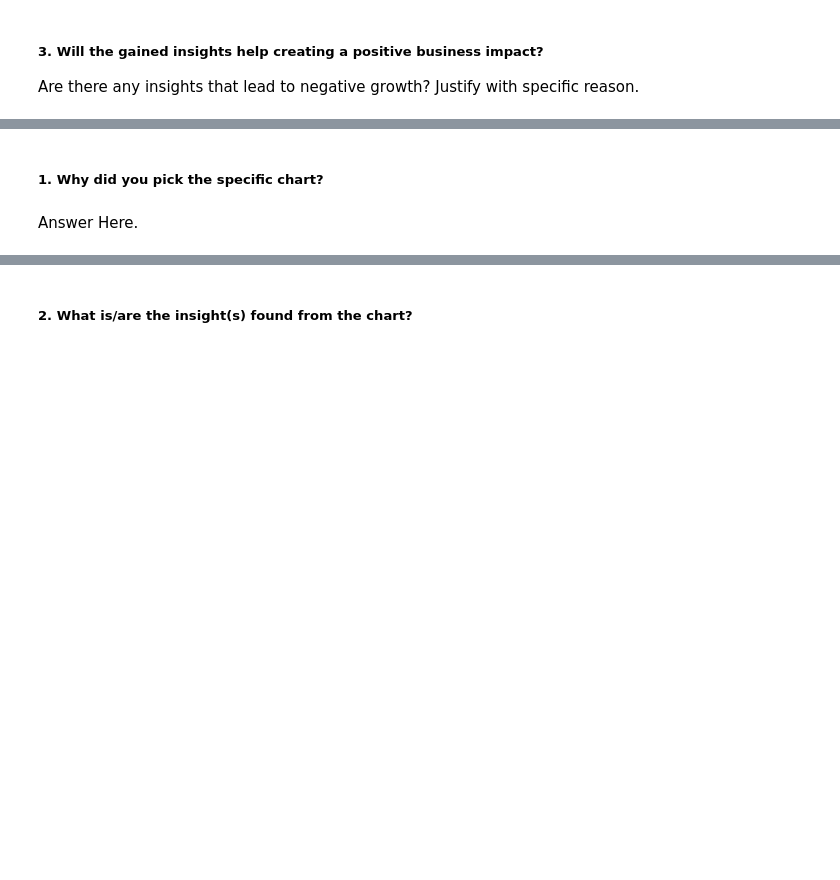
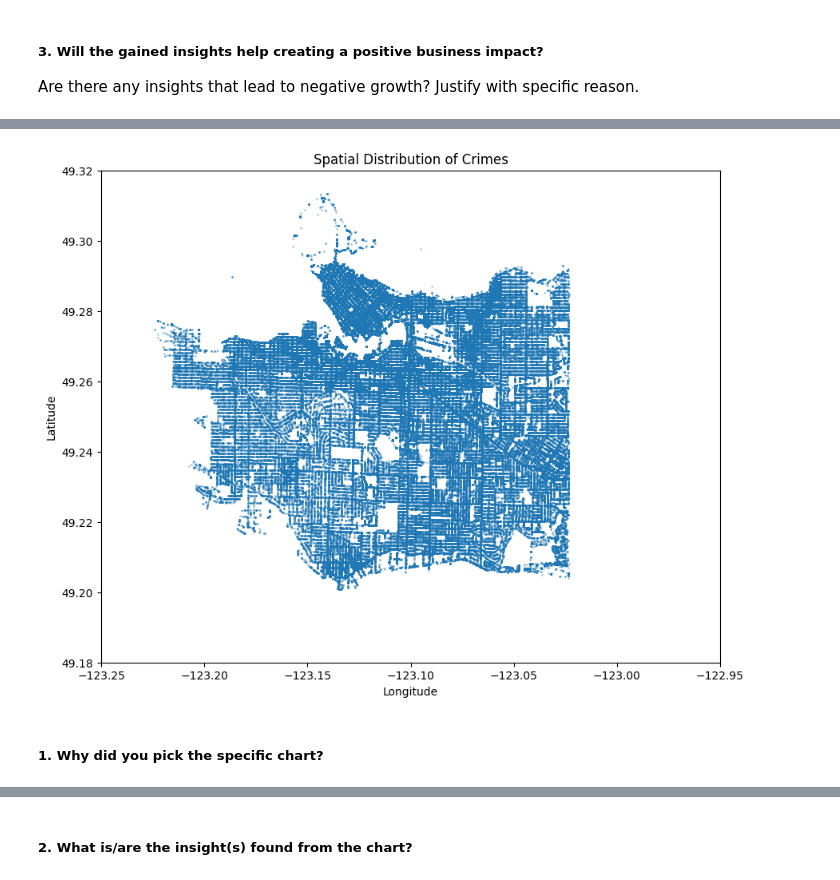
Before and after one commit to nibedita-26/crime_forecasting, a Jupyter notebook: notebook/ml_project.ipynb, the cells around one changed output, grey strips where cells are left out. Cells and saved outputs as stored; diff of their text form; code cells hidden in the pictures; blank space fills up the shorter version.

```diff
--- a/notebook/ml_project.ipynb
+++ b/notebook/ml_project.ipynb
@@ -916,0 +1005,3 @@ Answer Here
+# %%
+# Removing the spatial coordinates with 0
+train_df_mod = train_df[(train_df['Latitude'] != 0) & (train_df['Longitude'] != 0)]
@@ -917,4 +1020,20 @@ Answer Here
+# %%
+# Chart - 9 visualization code
+plt.figure(figsize = (10,8))
+
+plt.scatter(train_df_mod['Longitude'], train_df_mod['Latitude'], alpha = 0.3, s = 1)
+
+plt.xlim(-123.25, -122.95)
+plt.ylim(49.18, 49.32)
+
+plt.xlabel('Longitude')
+plt.ylabel('Latitude')
+plt.title('Spatial Distribution of Crimes')
+
+plt.savefig('../outputs/spatial_distribution_of_crimes.png')
+
+plt.show()
+# %% [output]
+[figure, added]
 # %% [markdown]
 ##### 1. Why did you pick the specific chart?
-# %% [markdown]
-Answer Here.
```
Also changed, not shown: parts of 95 cells of this notebook, 11 other files.
